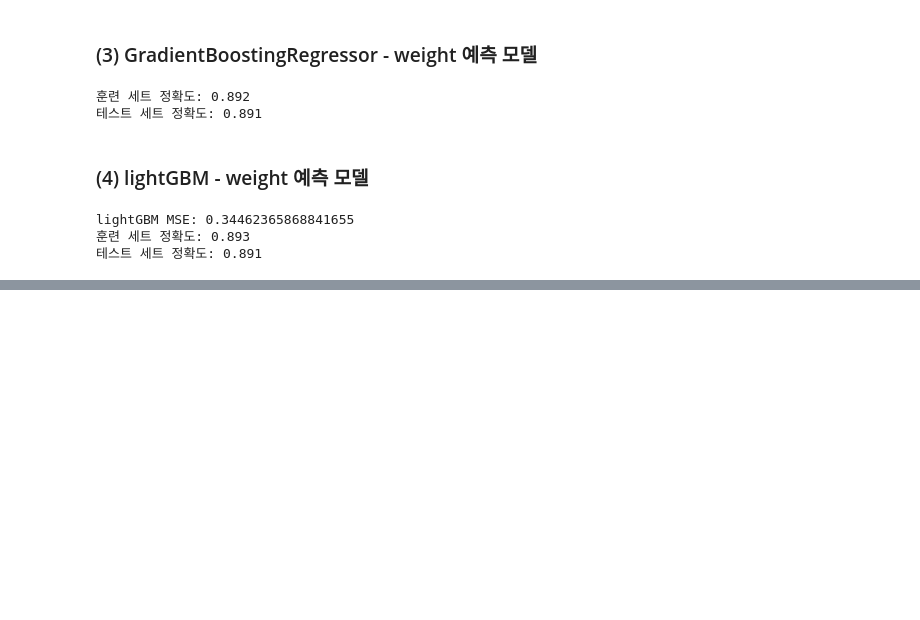
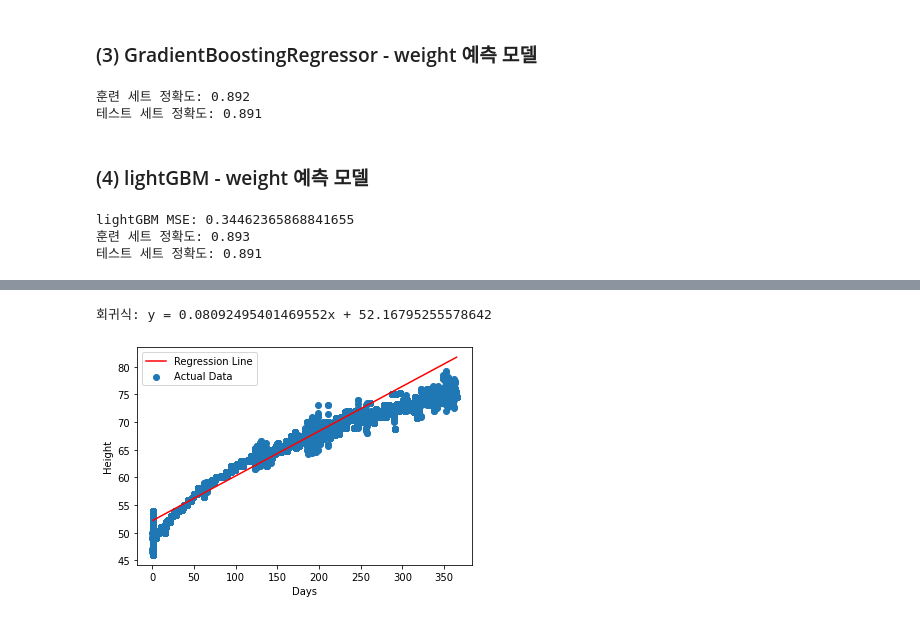
Before and after one commit to ChoKwonHwi/Capston_Project, a Jupyter notebook: ML_DL/first_page_code.ipynb, the cells around one changed output, grey strips where cells are left out. Drawn from its saved outputs; the diff is of its cells as text; code cells hidden in the pictures; blank space fills up the shorter version.

Commit message:
Linear regression model prediction error resolution

```diff
--- a/ML_DL/first_page_code.ipynb
+++ b/ML_DL/first_page_code.ipynb
@@ -459,0 +588,33 @@ graph_weight
+# %%
+slope = height_model.coef_[0]
+intercept = height_model.intercept_
+
+print("회귀식: y = {}x + {}".format(slope, intercept))
+# %% [output]
+회귀식: y = 0.08092495401469552x + 52.16795255578642
+# %%
+import matplotlib.pyplot as plt
+
+# 예측할 범위 설정
+prediction_range = range(1, 366)
+
+# 예측 결과 계산
+predicted_heights = [slope * x + intercept for x in prediction_range]
+
+# 데이터 포인트 그래프로 표시
+plt.scatter(height_X, height_y, label='Actual Data')
+
+# 회귀식 그래프로 표시
+plt.plot(prediction_range, predicted_heights, color='red', label='Regression Line')
+
+# 축 레이블 설정
+plt.xlabel('Days')
+plt.ylabel('Height')
+
+# 범례 표시
+plt.legend()
+
+# 그래프 출력
+plt.show()
+# %% [output]
+[figure, added]
```
Also changed, not shown: parts of 23 cells of this notebook.
